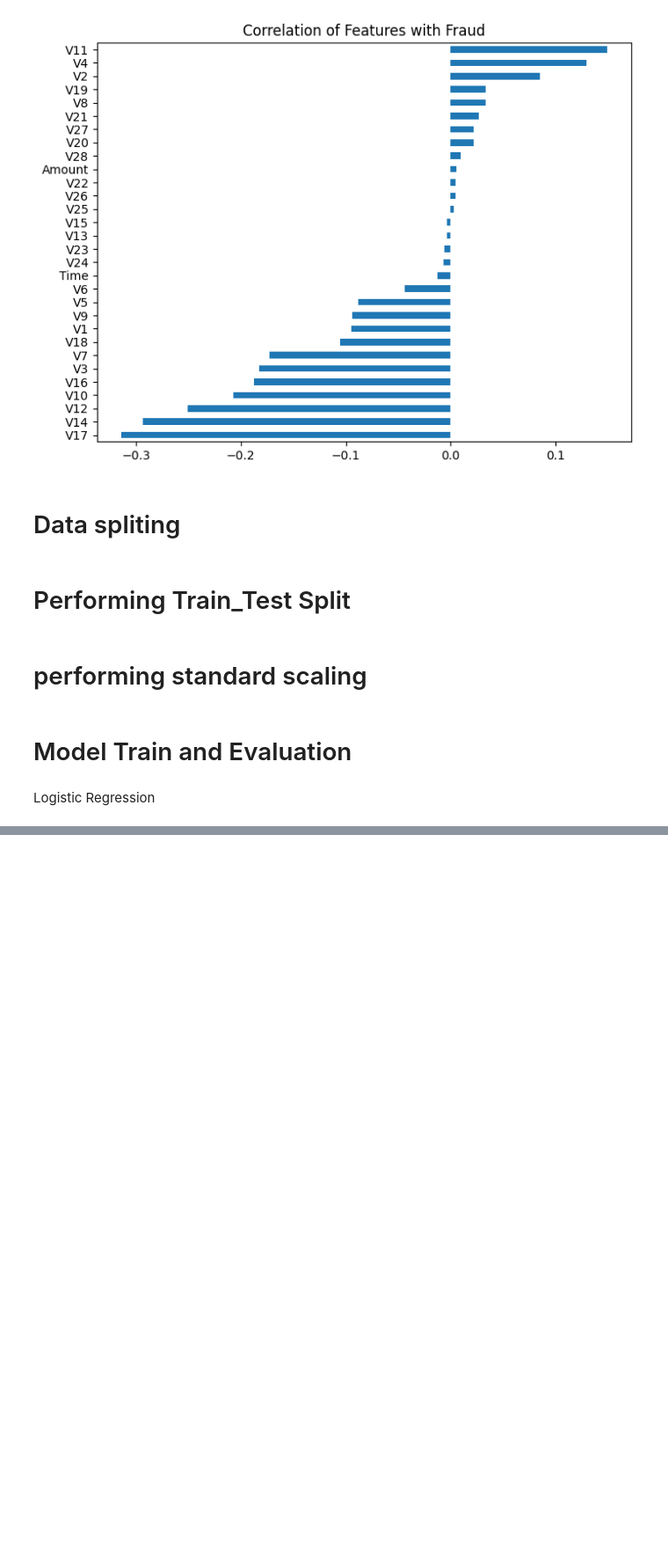
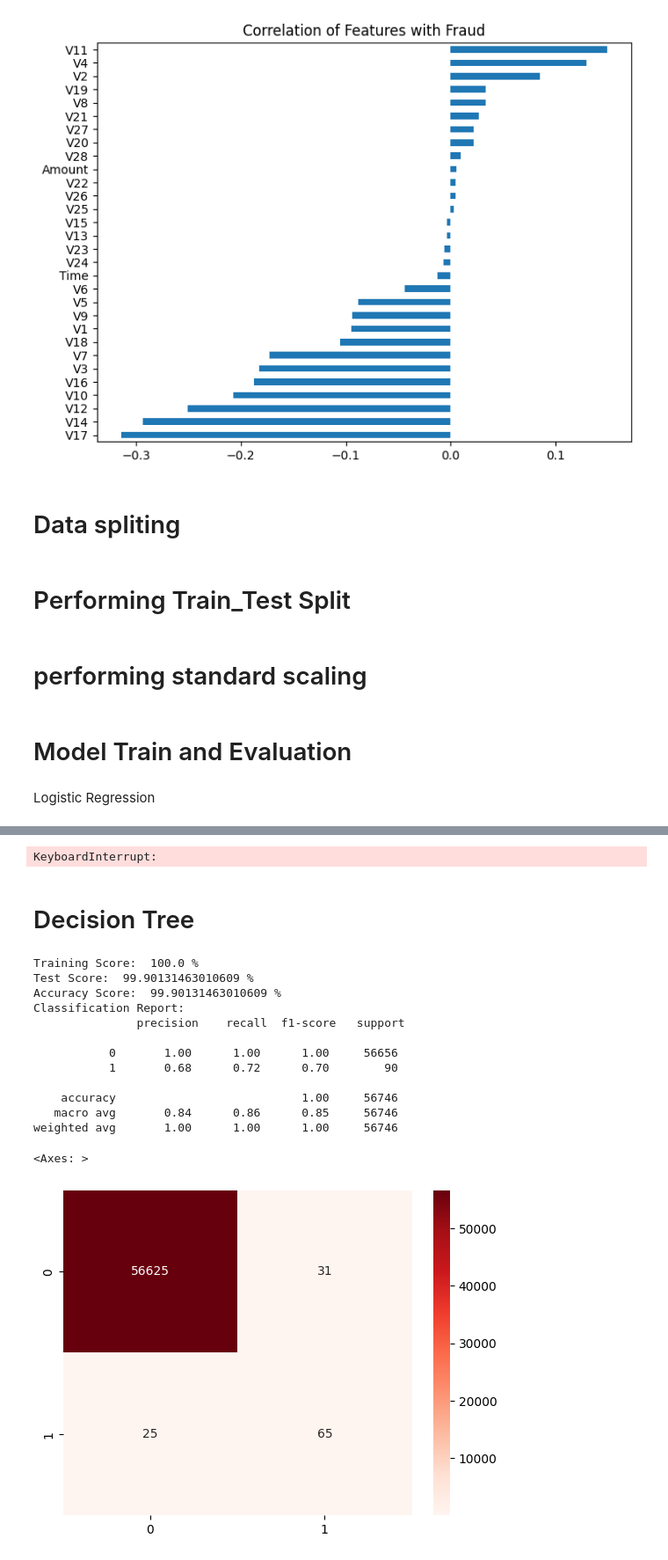
Before and after one commit to samifahim07/fraud-detection-using-ml, a Jupyter notebook: fraude_detection.ipynb, the cells around one changed output, grey strips where cells are left out. Shown at 88% size. Cells and saved outputs as stored; diff of their text form; code cells hidden in the pictures; blank space fills up the shorter version.

```diff
--- a/fraude_detection.ipynb
+++ b/fraude_detection.ipynb
@@ -248,0 +254,63 @@ weighted avg       1.00      1.00      1.00     56746
+# %%
+rf = DecisionTreeClassifier()
+model_rf = rf.fit(xtrain, ytrain)
+print("Training Score: ", model_rf.score(xtrain, ytrain)*100, "%")
+
+print("Test Score: ", model_rf.score(xtest, ytest)*100, "%")
+
+pred_rf = model_rf.predict(xtest)
+
+
+#accuracy score
+ac = accuracy_score(ytest, pred_rf)
+print("Accuracy Score: ", ac*100, "%")
+
+# classification report
+cl_report = classification_report(ytest, pred_rf)
+print("Classification Report:\n", cl_report)
+
+#confusin matrix
+cm = confusion_matrix(ytest, pred_rf)
+
+sns.heatmap(cm, annot=True, fmt='d', cmap='BuPu')
+# %% [output]
+KeyboardInterrupt:
+# %% [markdown]
+# Decision Tree
+# %%
+dt = DecisionTreeClassifier()
+model_dt = dt.fit(xtrain, ytrain)
+print("Training Score: ", model_dt.score(xtrain, ytrain)*100, "%")
+
+print("Test Score: ", model_dt.score(xtest, ytest)*100, "%")
+
+pred_dt = model_dt.predict(xtest)
+
+
+#accuracy score
+ac = accuracy_score(ytest, pred_dt)
+print("Accuracy Score: ", ac*100, "%")
+
+# classification report
+cl_report = classification_report(ytest, pred_dt)
+print("Classification Report:\n", cl_report)
+
+#confusin matrix
+cm = confusion_matrix(ytest, pred_dt)
+
+sns.heatmap(cm, annot=True, fmt='d', cmap='Reds')
+# %% [output]
+Training Score:  100.0 %
+Test Score:  99.90131463010609 %
+Accuracy Score:  99.90131463010609 %
+Classification Report:
+               precision    recall  f1-score   support
+
+           0       1.00      1.00      1.00     56656
+           1       0.68      0.72      0.70        90
+
+    accuracy                           1.00     56746
+   macro avg       0.84      0.86      0.85     56746
+weighted avg       1.00      1.00      1.00     56746
+<Axes: >
+[figure, added]
```
Also changed, not shown: parts of 3 cells of this notebook.
